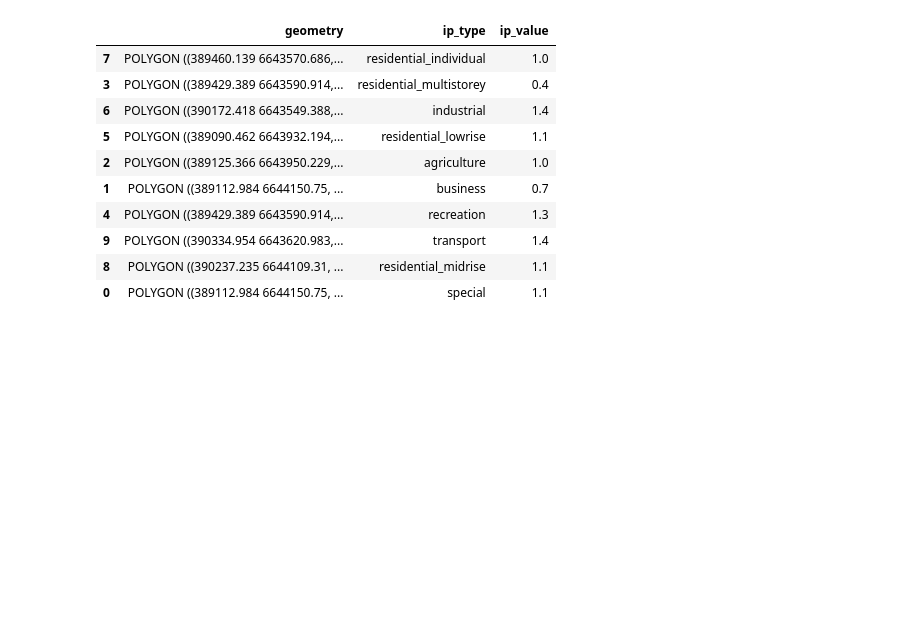
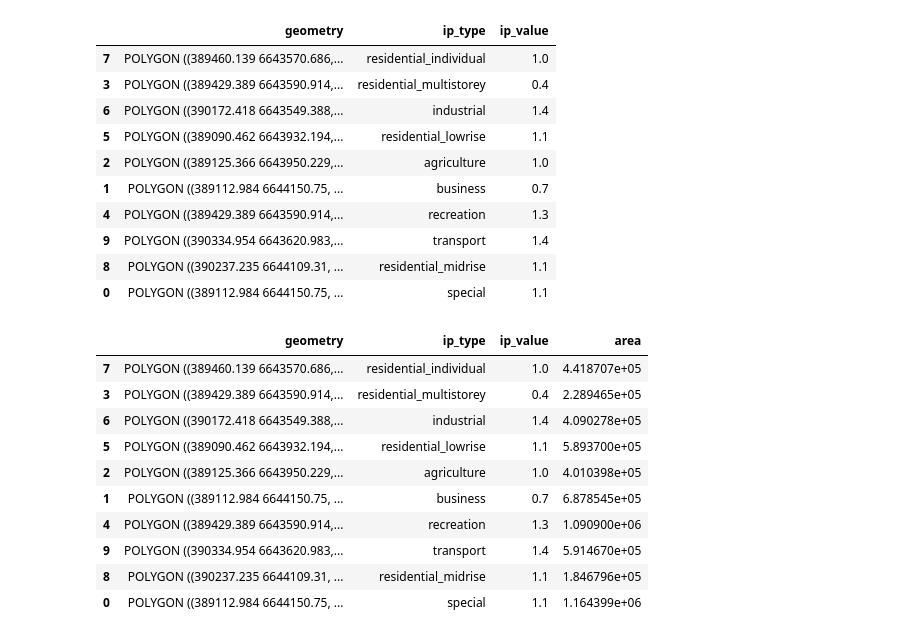
Before and after one commit to Mvin8/Urbanomy, a Jupyter notebook: examples/F37_project.ipynb, the cells around one changed output. Cells and saved outputs as stored; diff of their text form; code cells hidden in the pictures; blank space fills up the shorter version.

```diff
--- a/examples/F37_project.ipynb
+++ b/examples/F37_project.ipynb
@@ -192,6 +192,21 @@ project_gdf
 | 9 | POLYGON ((390334.954 6643620.983,... | transport | 1.4 |
 | 8 | POLYGON ((390237.235 6644109.31, ... | residential_midrise | 1.1 |
 | 0 | POLYGON ((389112.984 6644150.75, ... | special | 1.1 |
+# %%
+project_gdf['area'] = project_gdf.geometry.area
+project_gdf
+# %% [output]
+|  | geometry | ip_type | ip_value | area |
+| 7 | POLYGON ((389460.139 6643570.686,... | residential_individual | 1.0 | 4.418707e+05 |
+| 3 | POLYGON ((389429.389 6643590.914,... | residential_multistorey | 0.4 | 2.289465e+05 |
+| 6 | POLYGON ((390172.418 6643549.388,... | industrial | 1.4 | 4.090278e+05 |
+| 5 | POLYGON ((389090.462 6643932.194,... | residential_lowrise | 1.1 | 5.893700e+05 |
+| 2 | POLYGON ((389125.366 6643950.229,... | agriculture | 1.0 | 4.010398e+05 |
+| 1 | POLYGON ((389112.984 6644150.75, ... | business | 0.7 | 6.878545e+05 |
+| 4 | POLYGON ((389429.389 6643590.914,... | recreation | 1.3 | 1.090900e+06 |
+| 9 | POLYGON ((390334.954 6643620.983,... | transport | 1.4 | 5.914670e+05 |
+| 8 | POLYGON ((390237.235 6644109.31, ... | residential_midrise | 1.1 | 1.846796e+05 |
+| 0 | POLYGON ((389112.984 6644150.75, ... | special | 1.1 | 1.164399e+06 |
 # %%
 benchmarks_demo = {
     "residential_individual": {
```
Also changed, not shown: parts of 2 cells of this notebook, 3 other files.
